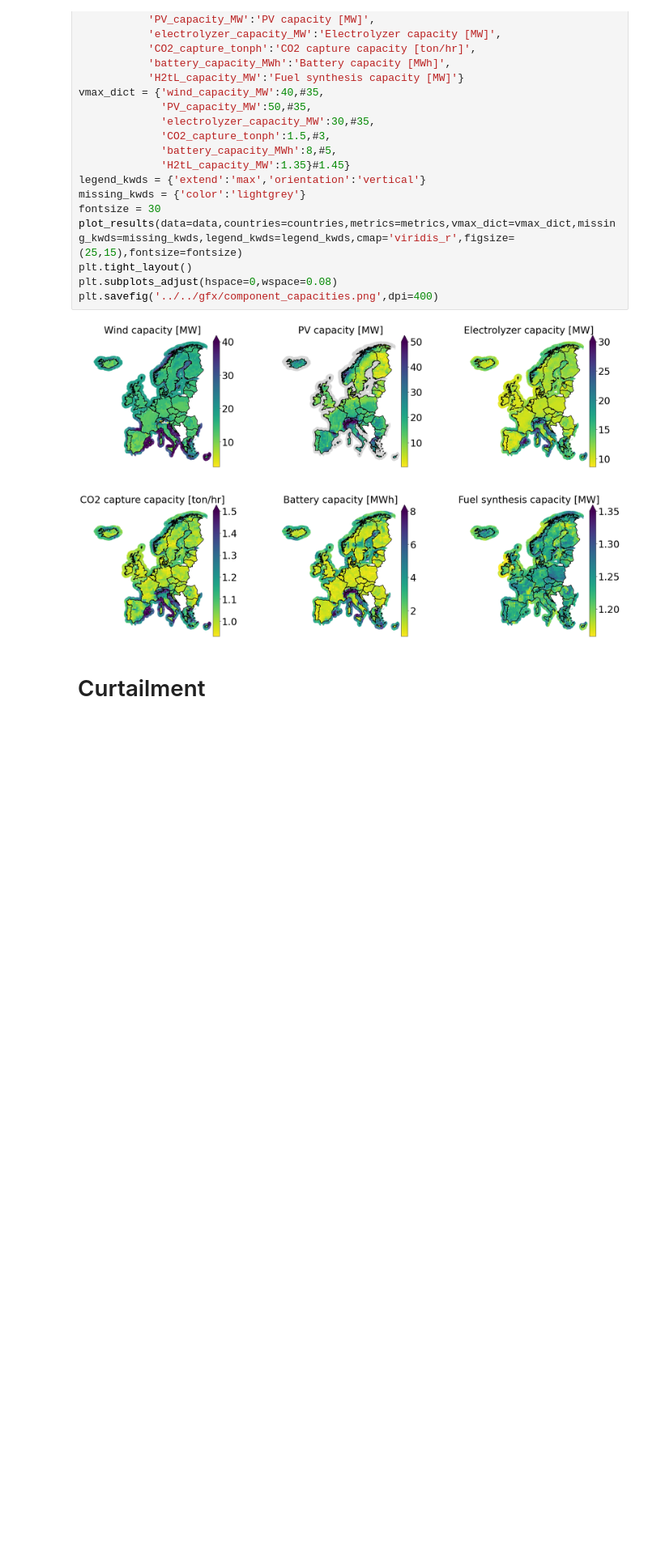
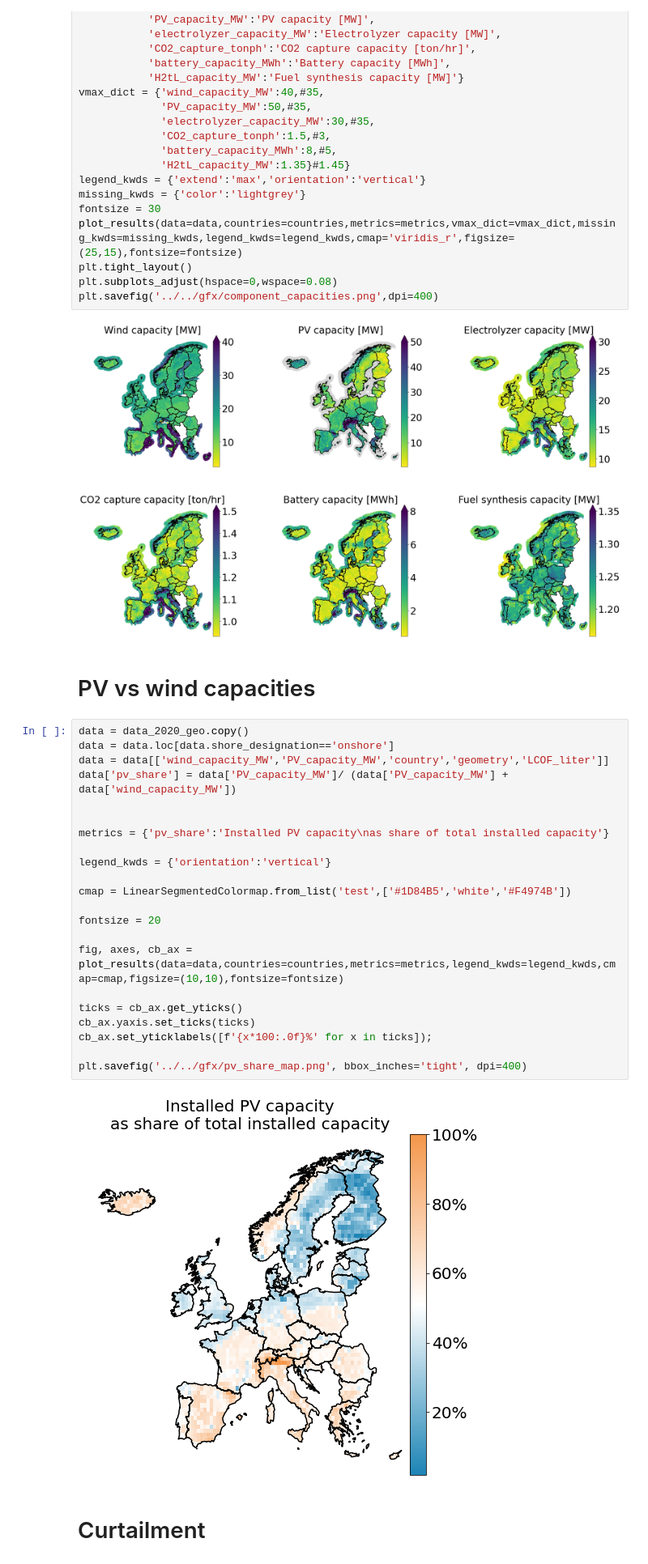
Before and after one commit to kwdseymour/EuroSAFs, a Jupyter notebook: scripts/analysis/SI_figures.ipynb, the cells around one changed output. Shown at 81% size. Saved outputs shown, nothing was run; the diff lists cells and outputs as text; blank space fills up the shorter version.

Commit message:
Move pv_vs_wind notebook plots to SI notebook and remove

```diff
--- a/scripts/analysis/SI_figures.ipynb
+++ b/scripts/analysis/SI_figures.ipynb
@@ -63,6 +63,32 @@ plt.subplots_adjust(hspace=0,wspace=0.08)
 plt.savefig('../../gfx/component_capacities.png',dpi=400)
 # %% [output]
 [figure]
+# %% [markdown]
+# PV vs wind capacities
+# %%
+data = data_2020_geo.copy()
+data = data.loc[data.shore_designation=='onshore']
+data = data[['wind_capacity_MW','PV_capacity_MW','country','geometry','LCOF_liter']]
+data['pv_share'] = data['PV_capacity_MW']/ (data['PV_capacity_MW'] + data['wind_capacity_MW'])
+
+
+metrics = {'pv_share':'Installed PV capacity\nas share of total installed capacity'}
+
+legend_kwds = {'orientation':'vertical'}
+
+cmap = LinearSegmentedColormap.from_list('test',['#1D84B5','white','#F4974B'])
+
+fontsize = 20
+
+fig, axes, cb_ax = plot_results(data=data,countries=countries,metrics=metrics,legend_kwds=legend_kwds,cmap=cmap,figsize=(10,10),fontsize=fontsize)
+
+ticks = cb_ax.get_yticks()
+cb_ax.yaxis.set_ticks(ticks)
+cb_ax.set_yticklabels([f'{x*100:.0f}%' for x in ticks]);
+
+plt.savefig('../../gfx/pv_share_map.png', bbox_inches='tight', dpi=400)
+# %% [output]
+[figure, added]
 # %% [markdown]
 # Curtailment
 # %%
```
Also changed, not shown: 1 other file.
